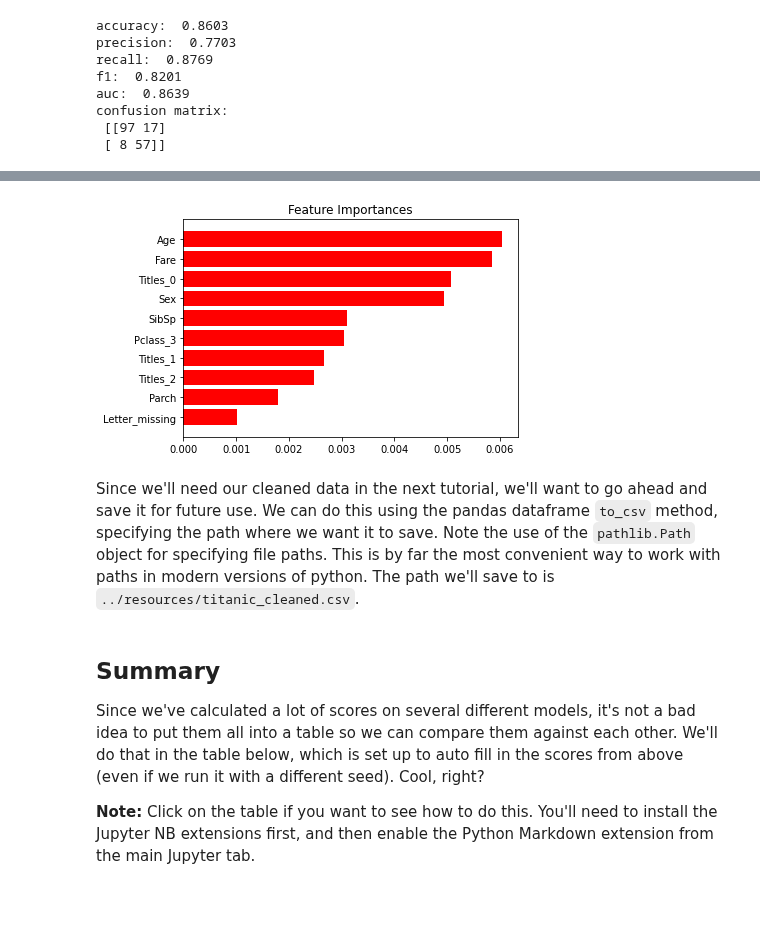
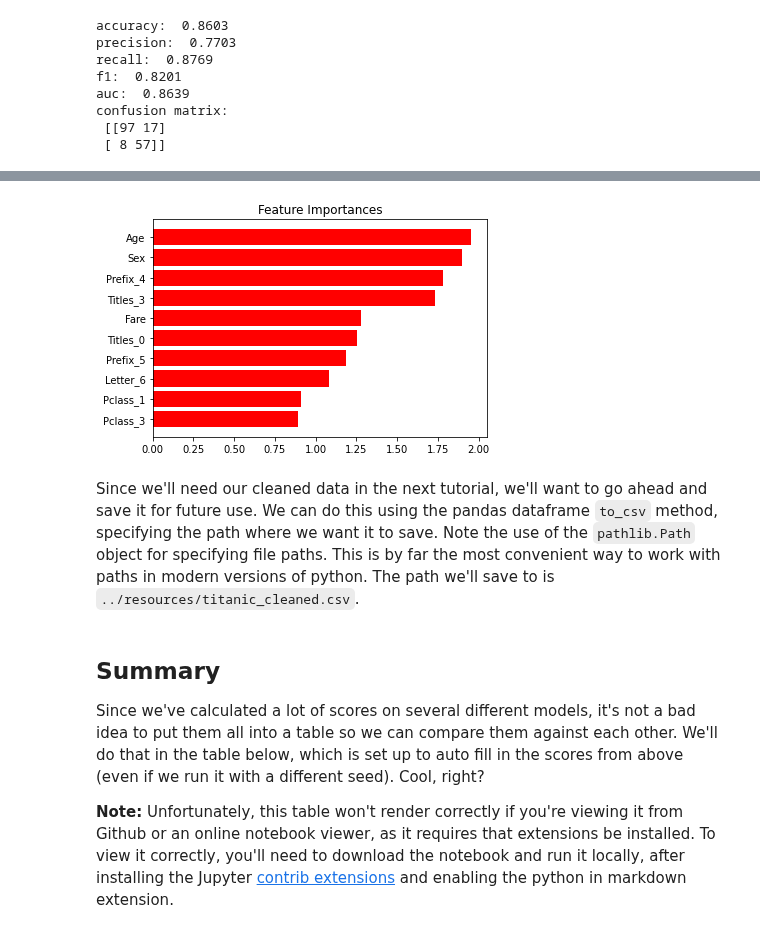
Before and after one commit to rkingery/ml_tutorials, a Jupyter notebook: notebooks/data_cleaning.ipynb, the cells around one changed output, grey strips where cells are left out. Drawn from its saved outputs; the diff is of its cells as text; code cells hidden in the pictures; blank space fills up the shorter version.

```diff
--- a/notebooks/data_cleaning.ipynb
+++ b/notebooks/data_cleaning.ipynb
@@ -307,18 +306,0 @@ For the random forest model, we can also look at the feature importances to see
-# %%
-def plot_feature_importances(model, columns, top_k=10):
-    top_importances = -np.sort(-model.feature_importances_)
-    top_importances = np.sort(top_importances)[:top_k]
-    top_features = np.argsort(-model.feature_importances_)[:top_k]
-    top_columns = [columns[i] for i in top_features]
-    top_columns = list(reversed(top_columns))
-
-    plt.figure()
-    plt.title('Feature Importances')
-    plt.barh(range(len(top_columns)), top_importances,
-             color='r', align='center')
-    plt.yticks(range(len(top_columns)), top_columns)
-    plt.ylim([-1, len(top_columns)])
-    plt.show()
-
-columns = df_baseline.drop(columns=['Survived']).columns
-plot_feature_importances(rf_model_baseline, columns)
@@ -326,0 +307,19 @@ plot_feature_importances(rf_model_baseline, columns)
+# %%
+def get_feature_importances(model):
+    if hasattr(model, 'feature_importances_'):
+        return model.feature_importances_
+    elif hasattr(model, 'coef_'):
+        return np.abs(model.coef_.flatten())
+
+def plot_feature_importances(model, feature_names=None, top_k=10, sort=True, **kwargs):
+    feature_importances = get_feature_importances(model)
+    idxs = feature_importances.argsort()[::-1] if sort else range(len(feature_importances))
+    feature_names = np.range(len(feature_importances)) if feature_names is None else np.array(feature_names)
+    feature_importances = feature_importances[idxs][:top_k]
+    feature_names = feature_names[idxs][:top_k]
+    plt.barh(feature_names[::-1], feature_importances[::-1], color='r', align='center')
+    plt.title('Feature Importances')
+    plt.show()
+
+columns = df_baseline.drop(columns=['Survived']).columns
+plot_feature_importances(lr_model_baseline, feature_names=columns, top_k=len(columns))
@@ -826,8 +827,8 @@ Before moving on, let's look at the feature importances again to see if anything
 # %%
 columns = df_one_hot.copy().drop(columns='Survived').columns
-plot_feature_importances(rf_model_onehot, columns, top_k=10)
+plot_feature_importances(lr_model_onehot, columns, top_k=10)
 # %% [output]
-[figure, old version]
+[figure, new version]
 # %% [markdown]
 Since we'll need our cleaned data in the next tutorial, we'll want to go ahead and save it for future use. We can do this using the pandas dataframe `to_csv` method, specifying the path where we want it to save. Note the use of the `pathlib.Path` object for specifying file paths. This is by far the most convenient way to work with paths in modern versions of python. The path we'll save to is `../resources/titanic_cleaned.csv`.
 # %%
@@ -838,7 +839,7 @@ df_one_hot.to_csv(path / 'titanic_cleaned.csv')
 
 Since we've calculated a lot of scores on several different models, it's not a bad idea to put them all into a table so we can compare them against each other. We'll do that in the table below, which is set up to auto fill in the scores from above (even if we run it with a different seed). Cool, right?
 
-**Note:** Click on the table if you want to see how to do this. You'll need to install the Jupyter NB extensions first, and then enable the Python Markdown extension from the main Jupyter tab.
+**Note:** Unfortunately, this table won't render correctly if you're viewing it from Github or an online notebook viewer, as it requires that extensions be installed. To view it correctly, you'll need to download the notebook and run it locally, after installing the Jupyter [contrib extensions](https://jupyter-contrib-nbextensions.readthedocs.io/en/latest/install.html) and enabling the python in markdown extension.
 # %% [markdown]
 |(seed={{seed}})|accuracy|precision|recall|F1|AUC|
 |---|---|---|---|---|---|
```
Also changed, not shown: parts of 7 cells of this notebook.
